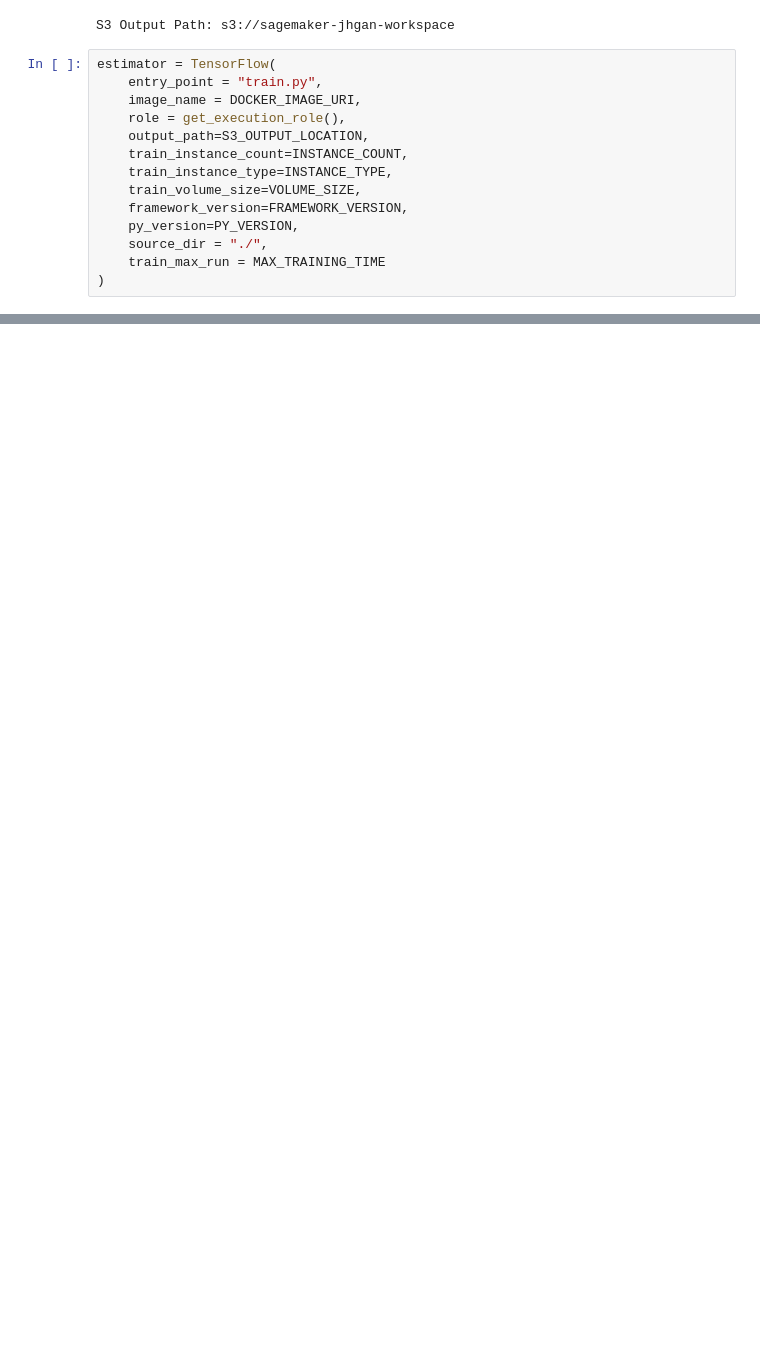
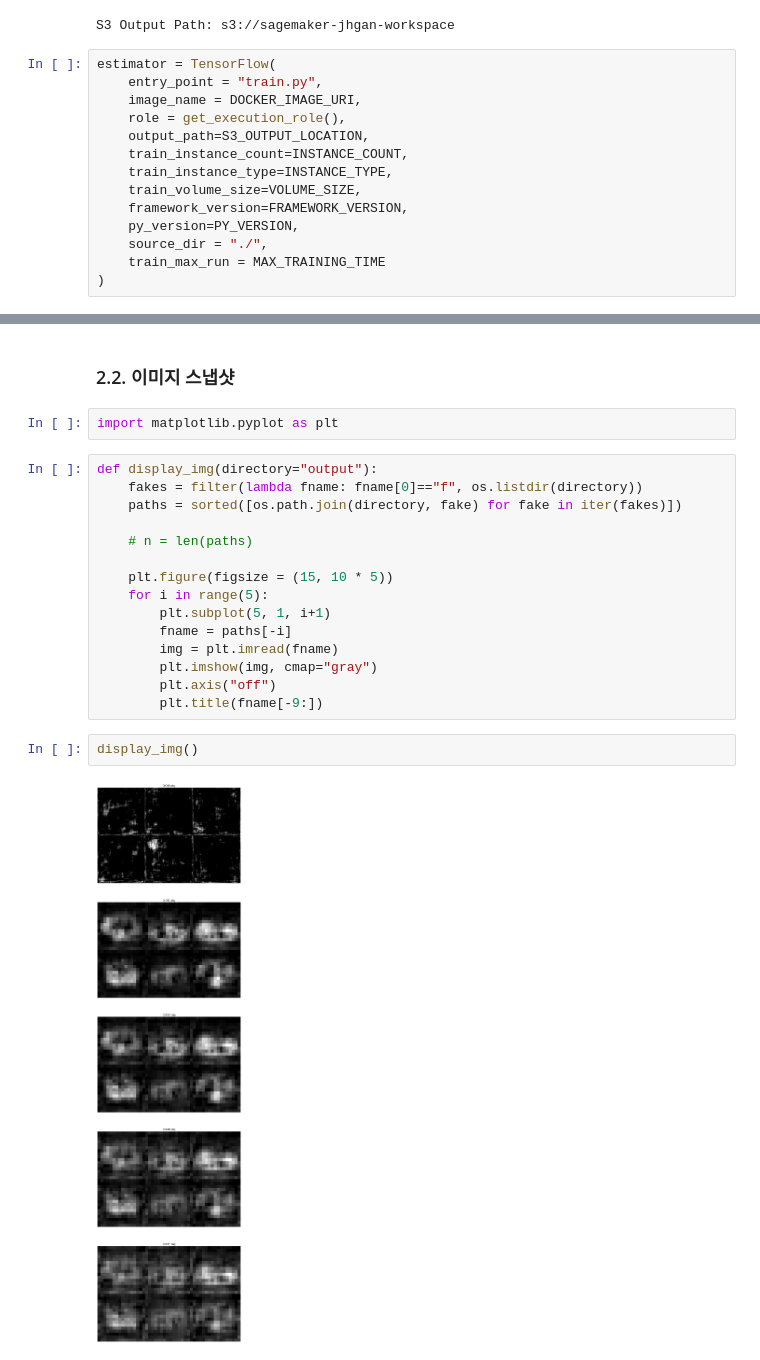
Before and after one commit to jhgan00/pggan, a Jupyter notebook: train.ipynb, the cells around one changed output, grey strips where cells are left out. Drawn from its saved outputs; the diff is of its cells as text; blank space fills up the shorter version.

```diff
--- a/train.ipynb
+++ b/train.ipynb
@@ -103,0 +75,23 @@ for tfr_file in tfr_files:
+# %% [markdown]
+### 2.2. 이미지 스냅샷
+# %%
+import matplotlib.pyplot as plt
+# %%
+def display_img(directory="output"):
+    fakes = filter(lambda fname: fname[0]=="f", os.listdir(directory))
+    paths = sorted([os.path.join(directory, fake) for fake in iter(fakes)])
+
+    # n = len(paths)
+
+    plt.figure(figsize = (15, 10 * 5))
+    for i in range(5):
+        plt.subplot(5, 1, i+1)
+        fname = paths[-i]
+        img = plt.imread(fname)
+        plt.imshow(img, cmap="gray")
+        plt.axis("off")
+        plt.title(fname[-9:])
+# %%
+display_img()
+# %% [output]
+[figure, added]
```
Also changed, not shown: parts of 33 cells of this notebook, 12 other files.
